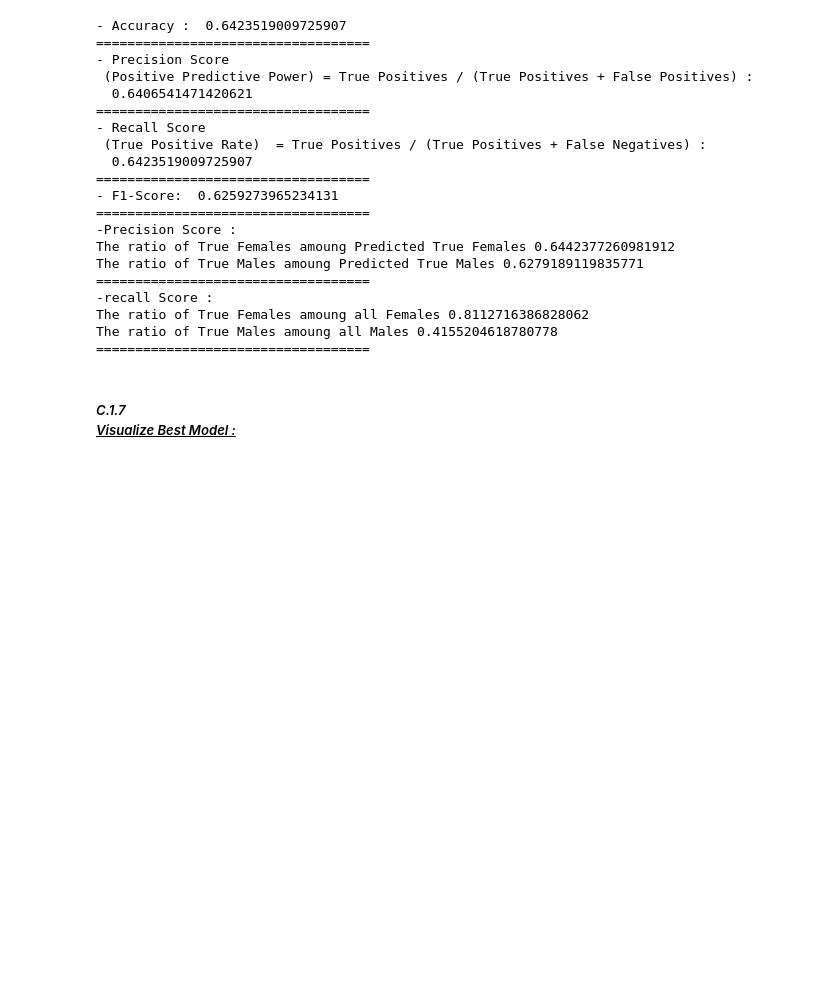
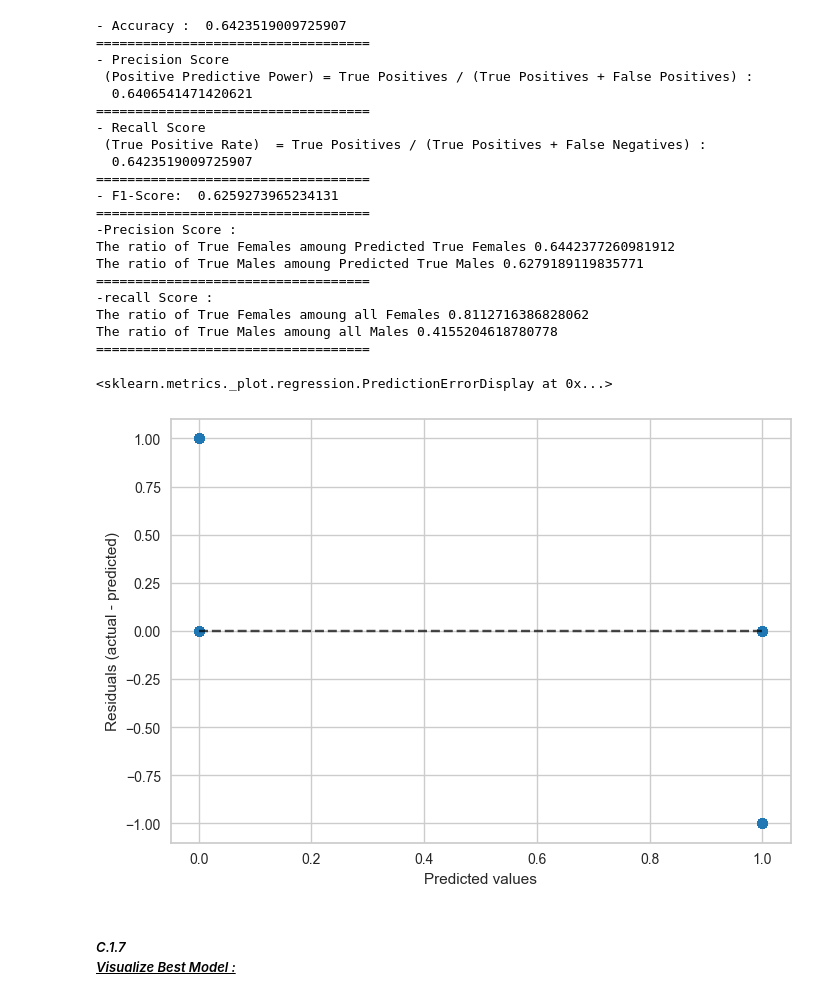
Before and after one commit to omars1234/Siteck, a Jupyter notebook: Pyhton_Projects/Motor_Insurance_Analysis/Note_Books/8_DataModelling_GenderFeature.ipynb, the cells around one changed output. Cells and saved outputs as stored; diff of their text form; code cells hidden in the pictures; blank space fills up the shorter version.

```diff
--- a/Pyhton_Projects/Motor_Insurance_Analysis/Note_Books/8_DataModelling_GenderFeature.ipynb
+++ b/Pyhton_Projects/Motor_Insurance_Analysis/Note_Books/8_DataModelling_GenderFeature.ipynb
@@ -237,6 +237,13 @@ The ratio of True Males amoung Predicted True Males 0.6279189119835771
 The ratio of True Females amoung all Females 0.8112716386828062
 The ratio of True Males amoung all Males 0.4155204618780778
 ===================================
+# %%
+from sklearn.metrics import PredictionErrorDisplay
+PredictionErrorDisplay.from_estimator(my_pipeline,xtest,ytest)
+PredictionErrorDisplay.from(my_pipeline,xtest,ytest)
+# %% [output]
+<sklearn.metrics._plot.regression.PredictionErrorDisplay at 0x...>
+[figure, added]
 # %% [markdown]
 ##### *C.1.7*<br> <u>*Visualize Best Model :*</u>
 # %%
```
Also changed, not shown: parts of 9 cells of this notebook.
